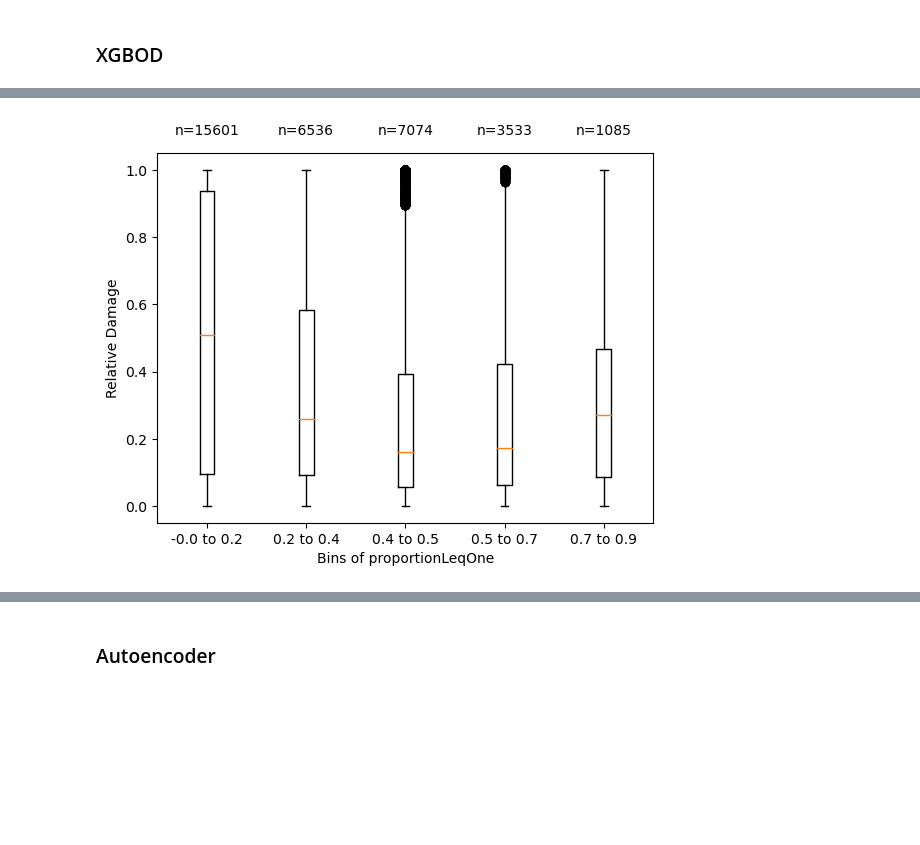
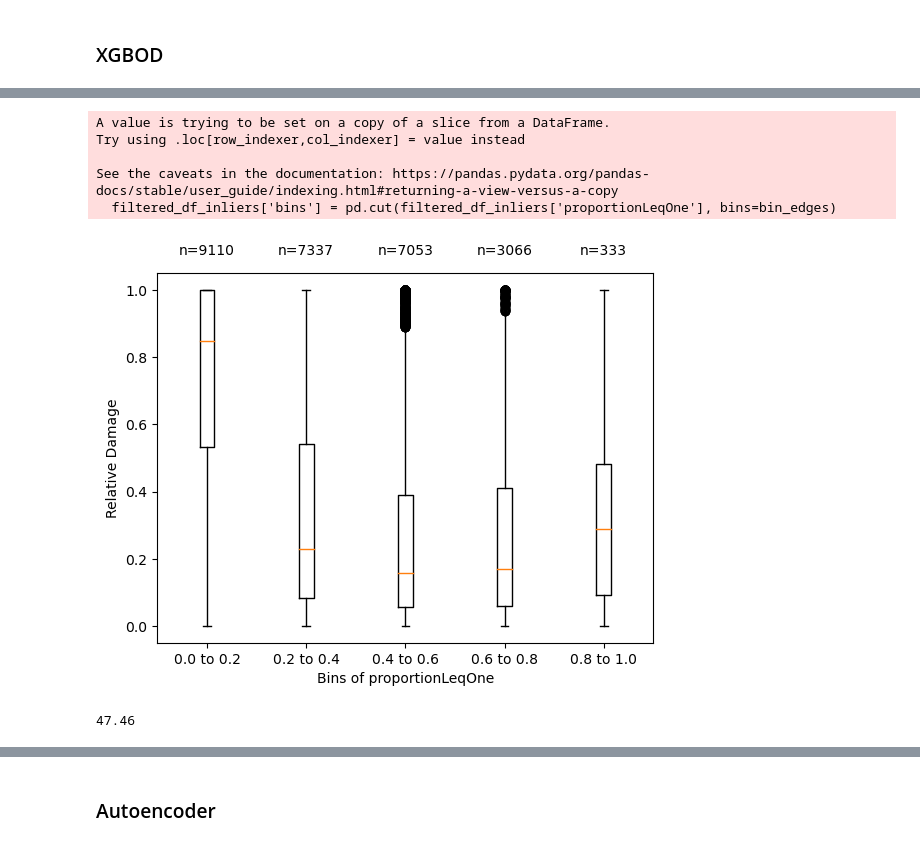
Before and after one commit to LayanKaushik/FloodClaimGeospatialImprovements, a Jupyter notebook: Code/Semi-supervised_detection.ipynb, the cells around one changed output, grey strips where cells are left out. Drawn from its saved outputs; the diff is of its cells as text; code cells hidden in the pictures; blank space fills up the shorter version.

```diff
--- a/Code/Semi-supervised_detection.ipynb
+++ b/Code/Semi-supervised_detection.ipynb
@@ -97,7 +98,7 @@ df_new = df[desired_variables]
 # Specify the variables to one-hot encode
 variables_to_encode = ['floodEvent', 'ratedFloodZone',
                        'causeOfDamage', 'state', 'yearOfLoss',
-                       'occupancyType', 'floodproofedIndicator', 'rateMethod',  'elevationDifference_category']
+                       'occupancyType', 'floodproofedIndicator', 'rateMethod']
 
 #variables excluding: smallBusinessIndicatorBuilding', 'buildingDamageAmount', ,'stateOwnedIndicator', 'rateMethod', 'rentalPropertyIndicator' , floodWaterDuration
 #, 'p75WaterDepth',  'p90WaterDepth','diff90WaterDepth' 'proportionLeqTwo',
@@ -108,7 +109,8 @@ variables_to_encode = ['floodEvent', 'ratedFloodZone',
 df_encoded = pd.get_dummies(df_new, columns=variables_to_encode)
 
 # Include the non-one-hot encoded variables from the original dataframe
-variables_to_include = ['waterDepth', 'AgeofBuildinguntilflood',   'postFIRMConstructionIndicator', 'elevatedBuildingIndicator', 'relativeDamage', 'proportionLeqOne',  'bool75', 'bool50', 'bool80', 'bool90', 'medWaterDepth']
+variables_to_include = ['waterDepth', 'AgeofBuildinguntilflood',   'postFIRMConstructionIndicator', 'relativeDamage', 'proportionLeqOne',  'bool75', 'bool50', 'bool80', 'bool90', 'medWaterDepth']
+# variables_to_include = ['waterDepth', 'AgeofBuildinguntilflood',   'postFIRMConstructionIndicator', 'relativeDamage', 'bool75', 'bool50', 'bool80', 'bool90', 'medWaterDepth']
 df_encoded[variables_to_include] = df_encoded[variables_to_include]
 # %%
 df_copy = df_encoded.copy()
@@ -145,7 +148,7 @@ df_6ft.shape[0]
 # %%
-df_train_inches = df_train_inches.sample(n=200, random_state=42)
+df_train_inches = df_train_inches.sample(n=1600, random_state=42)
 
-df_train_feet = df_train_feet.sample(n=1000, random_state=42)
+df_train_feet = df_train_feet.sample(n=8000, random_state=42)
 
 df_train_inches = df_train_inches.reset_index().drop(columns='index')
 df_train_feet = df_train_feet.reset_index().drop(columns='index')
@@ -167,6 +170,6 @@ X_train, X_test, y_train, y_test = train_test_split(df_train, y, test_size=0.20,
 # %%
 from pyod.models.xgbod import XGBOD
 
-xgbod = XGBOD(n_components = 4, random_state=42, base_score = 0.2)
+xgbod = XGBOD(random_state=42, base_score = 0.2)
 xgbod.fit(X_train,y_train)
 # %% [output]
@@ -274,10 +277,14 @@ df_copy_6ft['proportionLeqOne'].mean()
 # %%
 # Define the number of bins and the bin edges
-num_bins = 4
-bin_edges = pd.cut(filtered_df['proportionLeqOne'], bins=num_bins)
+
+# Define the bin edges
+bin_edges = [0, 0.2, 0.4, 0.6, 0.8, 1]
+
+# Cut the data into bins
+filtered_df['bins'] = pd.cut(filtered_df['proportionLeqOne'], bins=bin_edges)
 
 # Group the data by the bins
-grouped_data = filtered_df.groupby(bin_edges)
+grouped_data = filtered_df.groupby('bins')
 
 # Create a figure and axis for the boxplots
 fig, ax = plt.subplots()
@@ -319,10 +331,13 @@ plt.show()
 # %%
 # Define the number of bins and the bin edges
-num_bins = 5
-bin_edges = pd.cut(filtered_df_inliers['proportionLeqOne'], bins=num_bins)
+# Define the bin edges
+bin_edges = [0, 0.2, 0.4, 0.6, 0.8, 1]
+
+# Cut the data into bins
+filtered_df_inliers['bins'] = pd.cut(filtered_df_inliers['proportionLeqOne'], bins=bin_edges)
 
 # Group the data by the bins
-grouped_data = filtered_df_inliers.groupby(bin_edges)
+grouped_data = filtered_df_inliers.groupby('bins')
 
 # Create a figure and axis for the boxplots
 fig, ax = plt.subplots()
@@ -333,31 +348,36 @@ positions = []
 # Store the labels for the bins
 bin_labels = []
 
 # Iterate over the groups and create boxplots
 for i, (group, data) in enumerate(grouped_data):
     positions.append(i+1)
     # count the number of observations in the bin
     num_observations = len(data)
     # create the label for the bin
     bin_label = f'{group.left:.1f} to {group.right:.1f}'
     bin_labels.append(bin_label)
     ax.boxplot(data['relativeDamage'], positions=[i+1])
 
     # Annotate number of observations at the very top of the figure
     ax.text(i+1, 1.05, f'n={num_observations}', ha='center', transform=ax.get_xaxis_transform())
 
 # Set the x-axis labels
 ax.set_xticks(positions)
 ax.set_xticklabels(bin_labels)
 
 # Set the x-axis label
 ax.set_xlabel('Bins of proportionLeqOne')
 
 # Set the y-axis label
 ax.set_ylabel('Relative Damage')
 
 
 # Show the plot
 plt.show()
 # %% [output]
+A value is trying to be set on a copy of a slice from a DataFrame.
+Try using .loc[row_indexer,col_indexer] = value instead
+
+See the caveats in the documentation: https://pandas.pydata.org/pandas-docs/stable/user_guide/indexing.html#returning-a-view-versus-a-copy
+  filtered_df_inliers['bins'] = pd.cut(filtered_df_inliers['proportionLeqOne'], bins=bin_edges)
-[figure, old version]
+[figure, new version]
@@ -363,0 +401,4 @@ plt.show()
+# %%
+(np.count_nonzero(y_train_pred == 1)/10000)*100
+# %% [output]
+47.46
```
Also changed, not shown: parts of 27 cells of this notebook, 2 other files.
